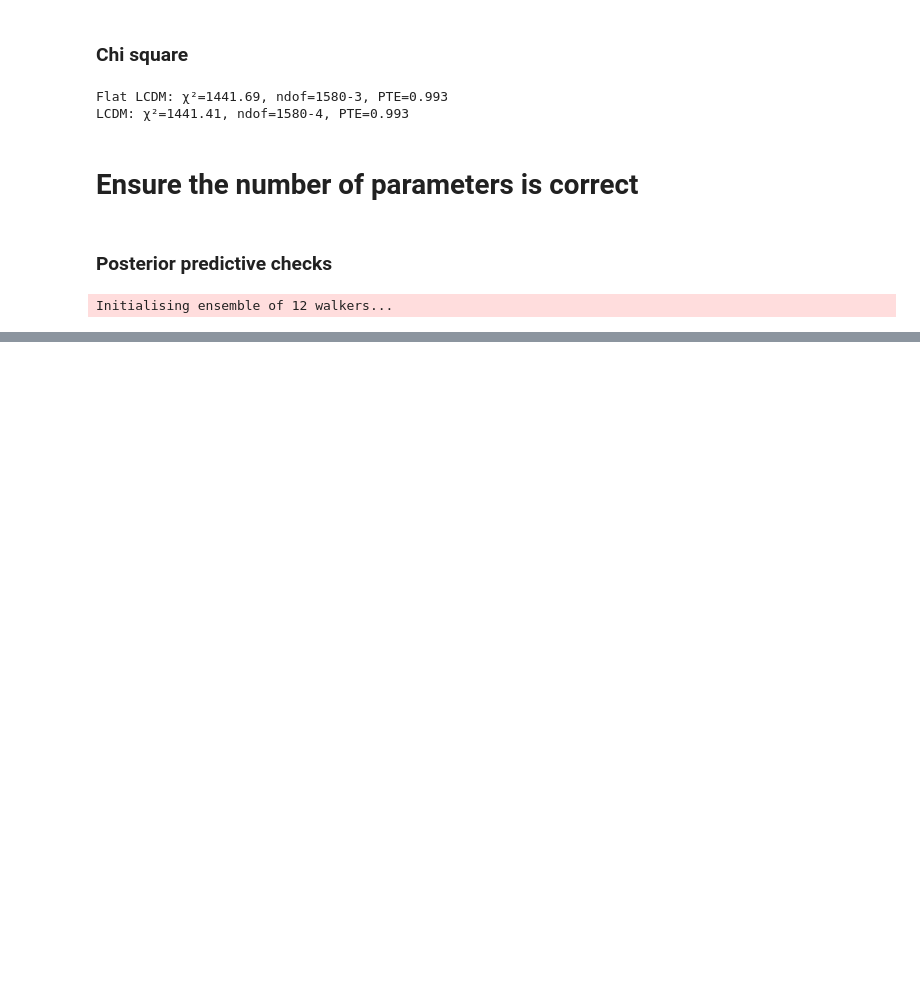
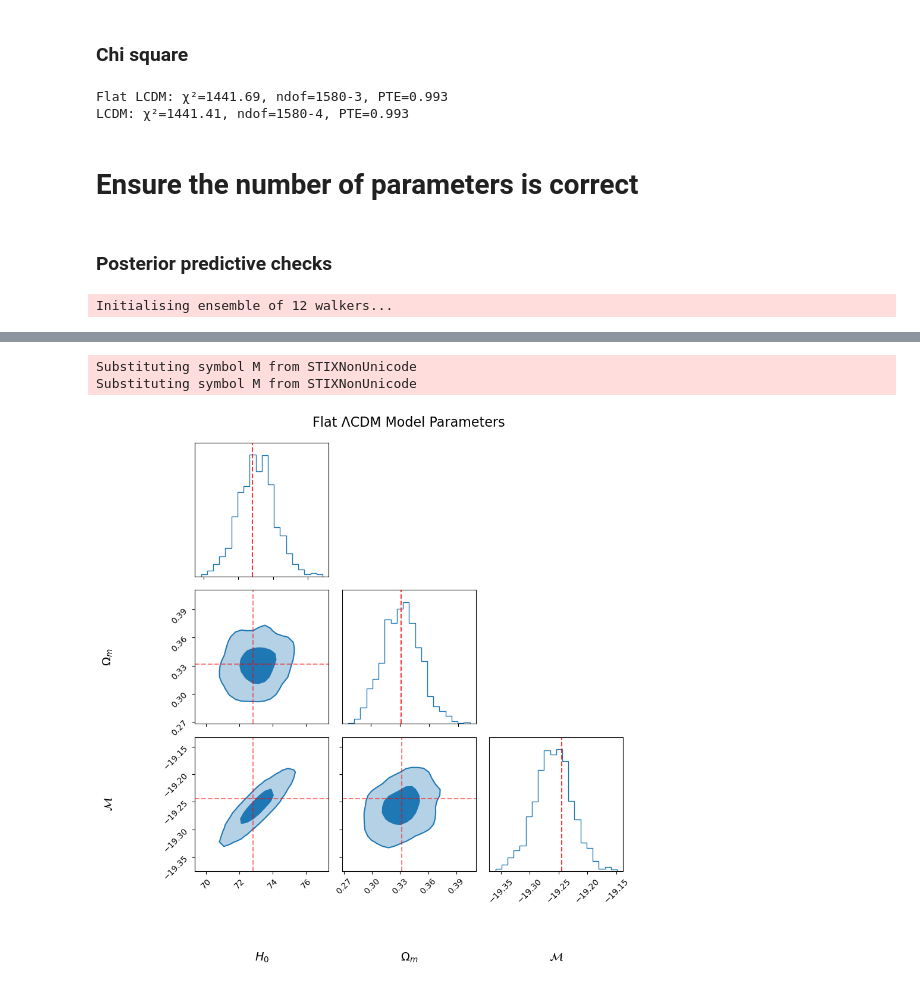
Before and after one commit to danschoe/bayes_stats, a Jupyter notebook: analysis.ipynb, the cells around one changed output, grey strips where cells are left out. Cells and saved outputs as stored; diff of their text form; code cells hidden in the pictures; blank space fills up the shorter version.

```diff
--- a/analysis.ipynb
+++ b/analysis.ipynb
@@ -525,0 +737,76 @@ TypeError: make_likelihood.<locals>.log_likelihood() takes 1 positional argument
+# %%
+def create_corner_plot(
+    samples,
+    param_labels,
+    title=None,
+    figsize=None,
+):
+    n_params = samples.shape[1]
+
+    # Set default figure size if not provided
+    if figsize is None:
+        figsize = (3*n_params, 3*n_params)
+
+    modes = []
+    for i in range(n_params):
+        hist, bin_edges = np.histogram(samples[:, i], bins=100)
+        mode_idx = np.argmax(hist)
+        mode = (bin_edges[mode_idx] + bin_edges[mode_idx + 1]) / 2
+        modes.append(mode)
+
+    fig = plt.figure(figsize=figsize)
+
+    # Create corner plot
+    fig = corner.corner(
+        samples,
+        bins=20,
+        color="C0",
+        labels=param_labels,
+        levels=1-np.exp(-0.5*np.array([1, 2])**2),  # 1σ and 2σ contours
+        # quantiles=[0.025, 0.16, 0.84, 0.975],
+        title_quantiles=[0.16, 0.5, 0.84],
+        label_kwargs={"fontsize": 14},
+        title_kwargs={"fontsize": 12},
+        smooth=1,
+        plot_datapoints=False,
+        fill_contours=True,
+        hist_kwargs={"density": True},
+        labelpad=0.3,
+        fig=fig
+    )
+
+    axes = np.array(fig.axes).reshape((n_params, n_params))
+
+    # Add mode lines to each histogram and 2D plot
+    for i in range(n_params):
+        axes[i,i].axvline(modes[i], color='red', linestyle='--', lw=1.5, alpha=0.8)
+
+        for j in range(i):
+            axes[i,j].axvline(modes[j], color='red', linestyle='--', lw=1.5, alpha=0.5)
+            axes[i,j].axhline(modes[i], color='red', linestyle='--', lw=1.5, alpha=0.5)
+
+    # Adjust spacing
+    plt.subplots_adjust(
+        left=0.1,
+        bottom=0.1,
+        right=0.9,
+        top=0.9,
+        wspace=0.1,
+        hspace=0.1
+    )
+
+    # Add title if provided
+    if title:
+        fig.suptitle(title, y=0.95, fontsize=16)
+
+    return fig
+
+fig_flat_lcdm = create_corner_plot(
+    samples=chain_flat_lcdm,
+    param_labels= [r'$H_0$', r'$\Omega_m$', r'$\mathcal{M}$'],
+    title='Flat ΛCDM Model Parameters'
+)
+# %% [output]
+Substituting symbol M from STIXNonUnicode
+Substituting symbol M from STIXNonUnicode
+[figure, added]
```
Also changed, not shown: parts of 26 cells of this notebook, 1 other file.
